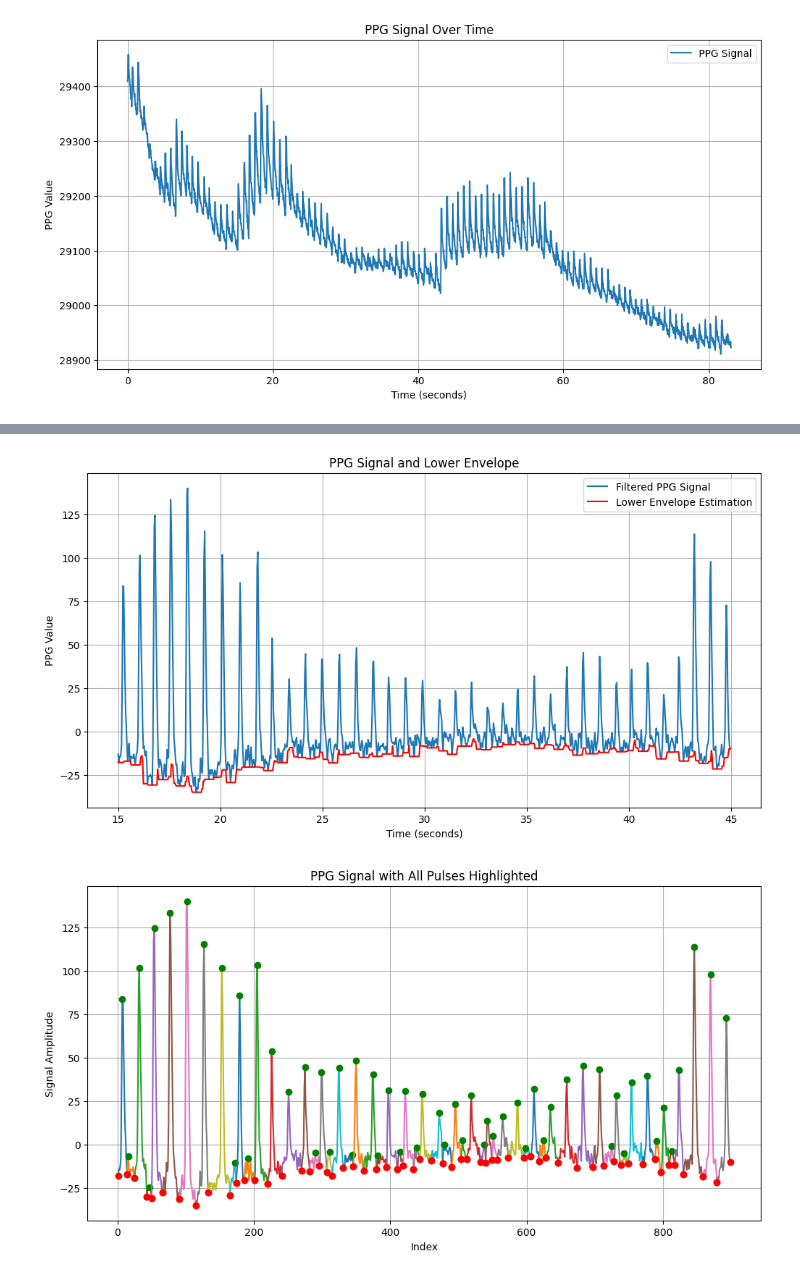
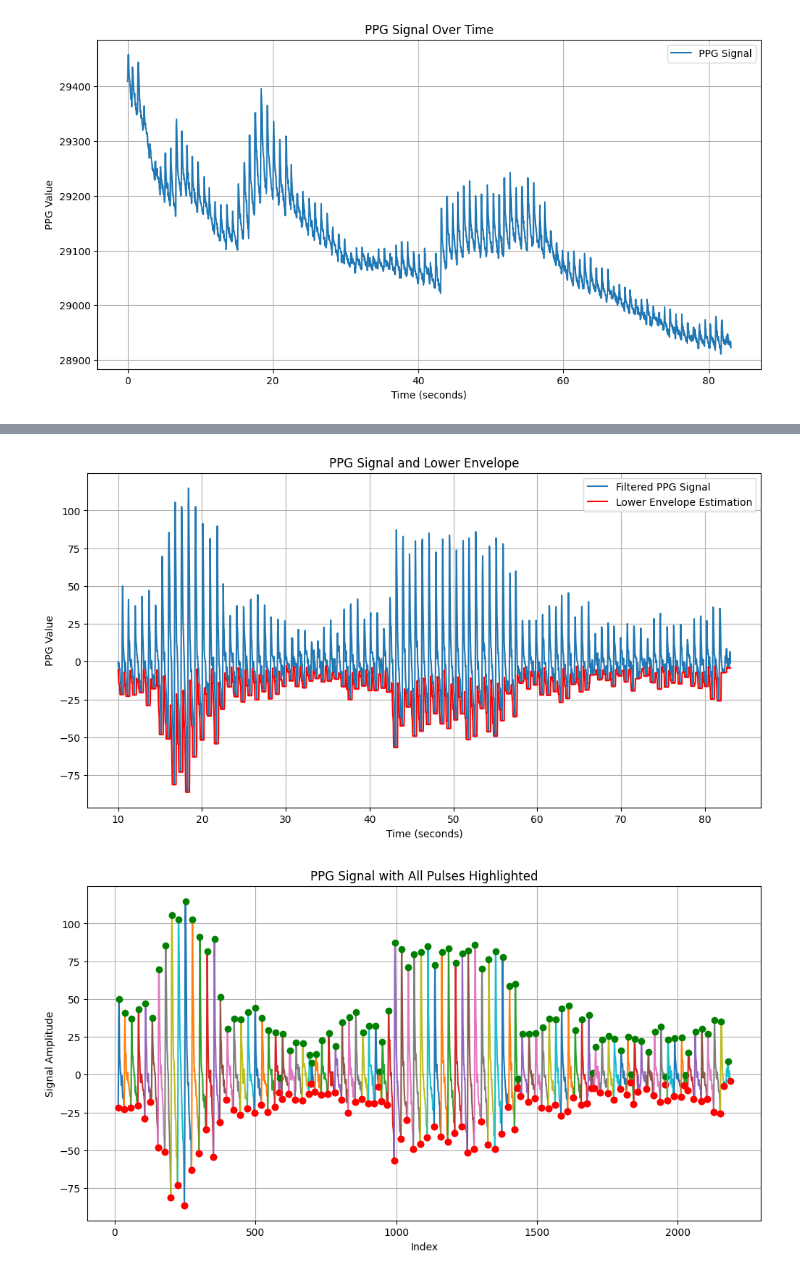
Before and after one commit to EmanuelMairoll/VitalVision, a Jupyter notebook: signal/VitalVision-signal-playground/notebooks/01_ppg_tests.ipynb, the cells around one changed output, grey strips where cells are left out. Drawn from its saved outputs; the diff is of its cells as text; code cells hidden in the pictures.

Commit message:
Acquire a few more samples and fine-tune parameters

```diff
--- a/signal/VitalVision-signal-playground/notebooks/01_ppg_tests.ipynb
+++ b/signal/VitalVision-signal-playground/notebooks/01_ppg_tests.ipynb
@@ -1,13 +1,19 @@
 # %%
 # Parameters
 
-#file_path = 'data/PPG2 18.04.2024 at 11:05.bin'
-file_path = 'data/PPG2 18.04.2024 at 15:35.bin'
-#file_path = 'data/PPG2 18.04.2024 at 16:35.bin'
+#file_path = 'data/PPG2 18.04.2024 at 11:05.bin'    # good acquisition
+file_path = 'data/PPG2 18.04.2024 at 15:35.bin'    # good acquisition, but low amplitude
+#file_path = 'data/PPG2 18.04.2024 at 16:35.bin'    # much noise
+#file_path = 'data/PPG2 24.04.2024 at 10:56.bin'     # good acquisition
+#file_path = 'data/PPG2 24.04.2024 at 11:47.bin'     # good acquisition, higher pulse rate
+#file_path = 'data/PPG2 24.04.2024 at 12:03.bin'     # stairs test 1
+#file_path = 'data/PPG2 24.04.2024 at 12:06.bin'     # stairs test 2
+#file_path = 'data/PPG2 24.04.2024 at 12:12.bin'     # muscle contraction
 
+samples_to_strip = 10 * 30  # 15 seconds * 30 Hz
+sample_amount = 90 * 30 # 20 seconds * 30 Hz
 
-samples_to_strip = 15 * 30  # 15 seconds * 30 Hz
-sample_amount = 30 * 30 # 20 seconds * 30 Hz
+## %matplotlib notebook
 # %%
 import numpy as np
 import matplotlib.pyplot as plt
@@ -53,21 +59,21 @@ std_data = np.std(stripped_data)
 # Normalize the PPG data
 normalized_data = (stripped_data - mean_data) #/ std_data   ...... not dividing by std_data to keep amplitude for now
 # %%
-from scipy.signal import butter, lfilter
+from scipy.signal import butter, filtfilt
 
 def butter_bandpass(lowcut, highcut, fs, order=5):
     return butter(order, [lowcut, highcut], fs=fs, btype='band')
 
 def butter_bandpass_filter(data, lowcut, highcut, fs, order=5):
     b, a = butter_bandpass(lowcut, highcut, fs, order=order)
-    y = lfilter(b, a, data)
+    y = filtfilt(b, a, data)
     return y
 
 
 lowcut = 1
 highcut = 10
 fs = 30.0
-order = 1
+order = 4
 
 filtered_data = butter_bandpass_filter(normalized_data, lowcut, highcut, fs, order=order)
 
@@ -106,7 +112,7 @@ plt.legend()
 plt.grid(True)
 plt.show()
 # %% [output]
-[figure, old version]
+[figure, new version]
 # %%
 import numpy as np
 import matplotlib.pyplot as plt
@@ -139,7 +145,7 @@ class Pulse:
 
     def relative_depth_difference(self):
         """Returns the relative depth difference between the end and start trough."""
-        return self.trough_depth_difference() / self.signal[self.peak_index]
+        return self.trough_depth_difference() / self.amplitude()
 
     def pulse_width(self, fs):
         """Returns the pulse width based on the sampling frequency."""
@@ -147,34 +153,34 @@ class Pulse:
 
 
 def find_troughs_from_envelope(signal, envelope):
     # Identify troughs as points where the signal matches the lower envelope
     return np.where(signal == envelope)[0]
 
 def find_peaks(signal, trough_indices):
     # Find the maximum (peak) value between consecutive troughs
     peak_indices = []
     for i in range(len(trough_indices) - 1):
         start, end = trough_indices[i], trough_indices[i + 1]
         peak_index = np.argmax(signal[start:end+1]) + start
         peak_indices.append(peak_index)
     return peak_indices
 
 trough_indices = find_troughs_from_envelope(filtered_data, lower_envelope_est)
 peak_indices = find_peaks(filtered_data, trough_indices)
 
 fig, ax = plt.subplots(figsize=(12, 6))
 
 pulses = [Pulse(filtered_data, trough_indices[i], peak_indices[i], trough_indices[i + 1]) for i in range(len(peak_indices))]
 for pulse in pulses:
     pulse.plot_pulse(ax)
 
 ax.set_xlabel('Index')
 ax.set_ylabel('Signal Amplitude')
 ax.set_title('PPG Signal with All Pulses Highlighted')
 ax.grid(True)
 plt.show()
 # %% [output]
-[figure, old version]
+[figure, new version]
 # %%
 
 
```
Also changed, not shown: parts of 8 cells of this notebook, 5 other files.
